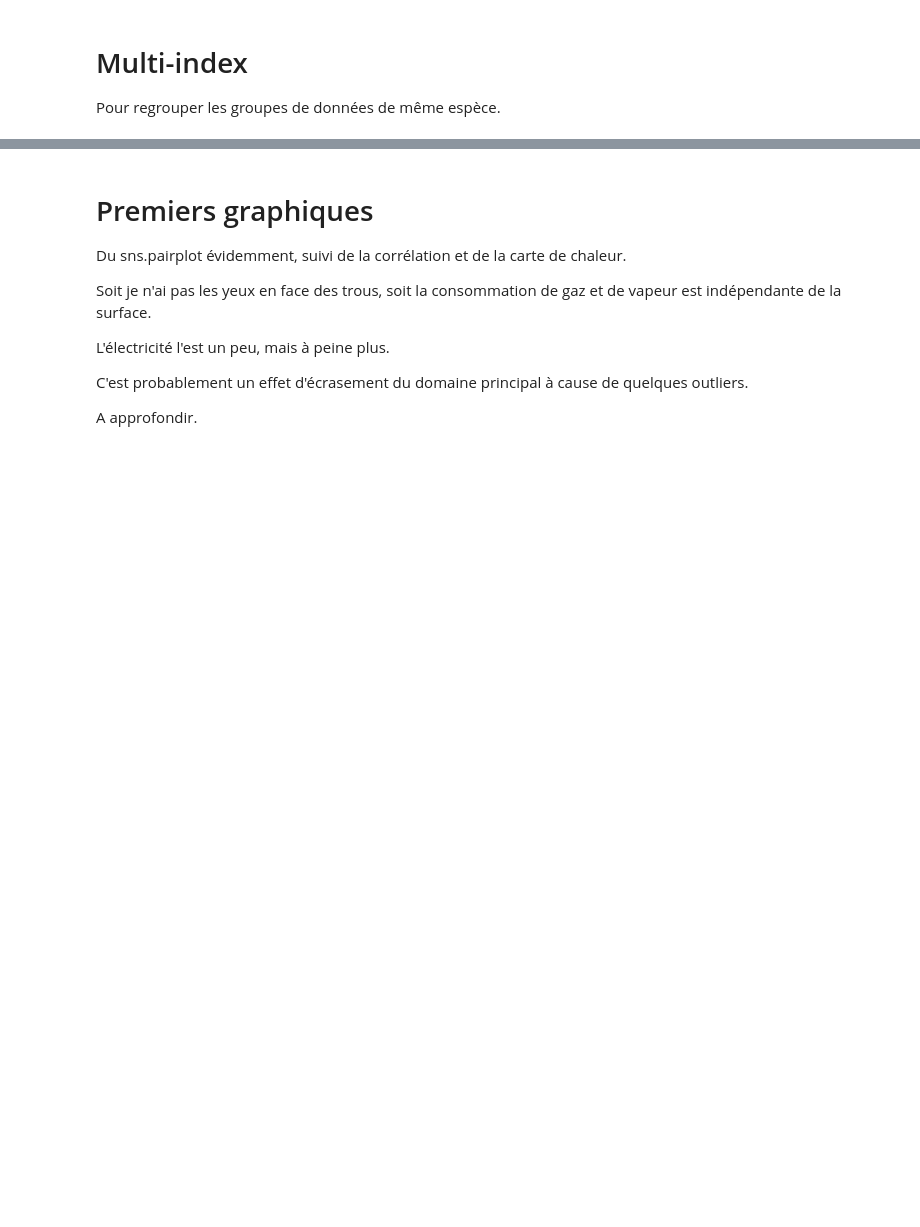
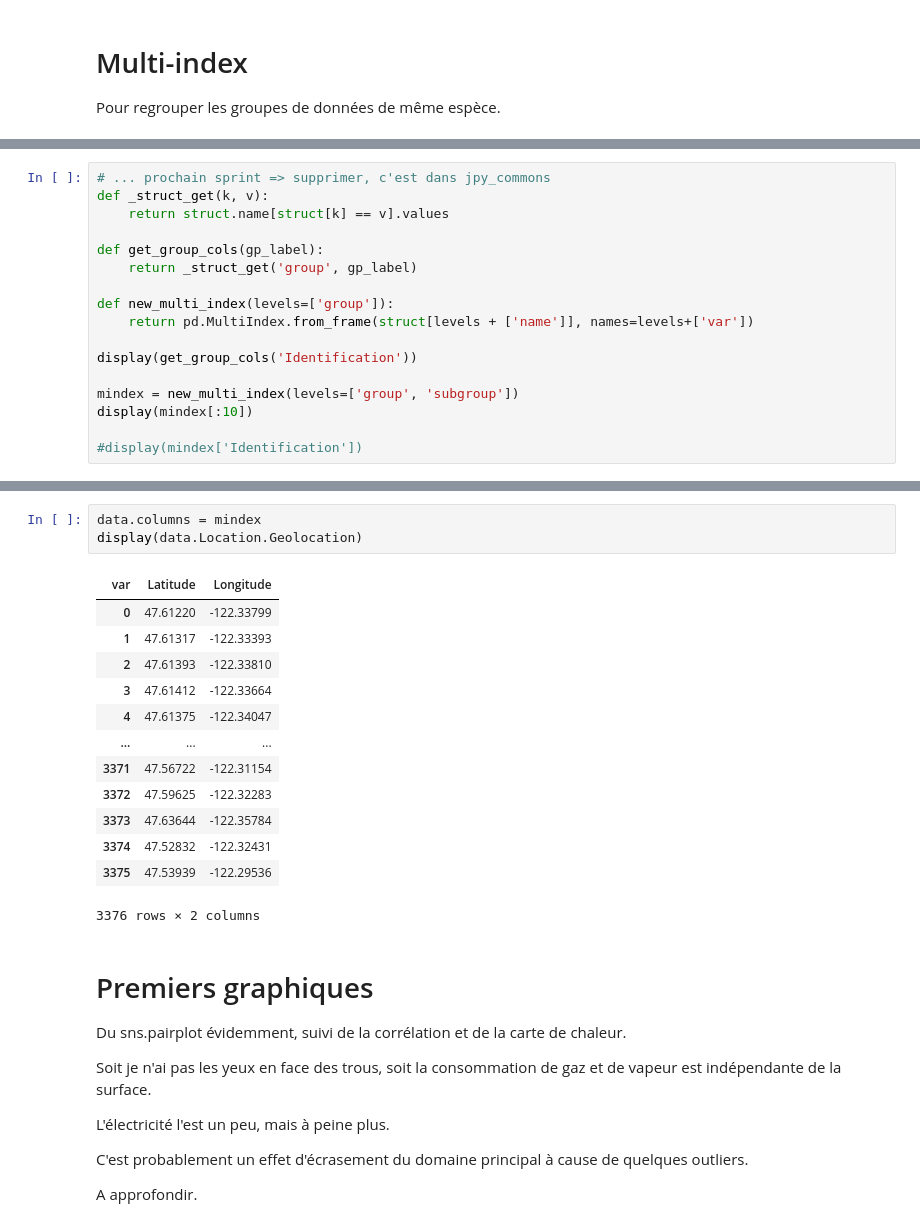
Before and after one commit to Franck-PepperLabs/pepper_carbon-neutral_seattle, a Jupyter notebook: jupyter/scratchpad.ipynb, the cells around one changed output, grey strips where cells are left out. Cells and saved outputs as stored; diff of their text form; blank space fills up the shorter version.

```diff
--- a/jupyter/scratchpad.ipynb
+++ b/jupyter/scratchpad.ipynb
@@ -500,0 +560,17 @@ Pour regrouper les groupes de données de même espèce.
+# %%
+# ... prochain sprint => supprimer, c'est dans jpy_commons
+def _struct_get(k, v):
+    return struct.name[struct[k] == v].values
+
+def get_group_cols(gp_label):
+    return _struct_get('group', gp_label)
+
+def new_multi_index(levels=['group']):
+    return pd.MultiIndex.from_frame(struct[levels + ['name']], names=levels+['var'])
+
+display(get_group_cols('Identification'))
+
+mindex = new_multi_index(levels=['group', 'subgroup'])
+display(mindex[:10])
+
+#display(mindex['Identification'])
@@ -501,3 +591,20 @@ Pour regrouper les groupes de données de même espèce.
+# %%
+data.columns = mindex
+display(data.Location.Geolocation)
+# %% [output]
+| var | Latitude | Longitude |
+| 0 | 47.61220 | -122.33799 |
+| 1 | 47.61317 | -122.33393 |
+| 2 | 47.61393 | -122.33810 |
+| 3 | 47.61412 | -122.33664 |
+| 4 | 47.61375 | -122.34047 |
+| ... | ... | ... |
+| 3371 | 47.56722 | -122.31154 |
+| 3372 | 47.59625 | -122.32283 |
+| 3373 | 47.63644 | -122.35784 |
+| 3374 | 47.52832 | -122.32431 |
+| 3375 | 47.53939 | -122.29536 |
+3376 rows × 2 columns
 # %% [markdown]
 # Premiers graphiques
 
```
Also changed, not shown: parts of 10 cells of this notebook, 1 other file.
